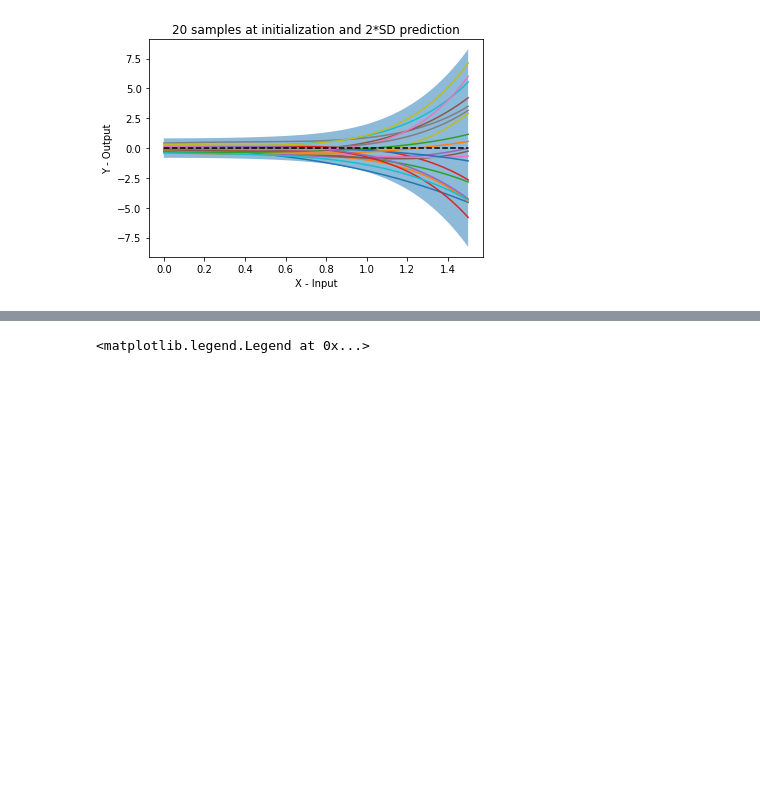
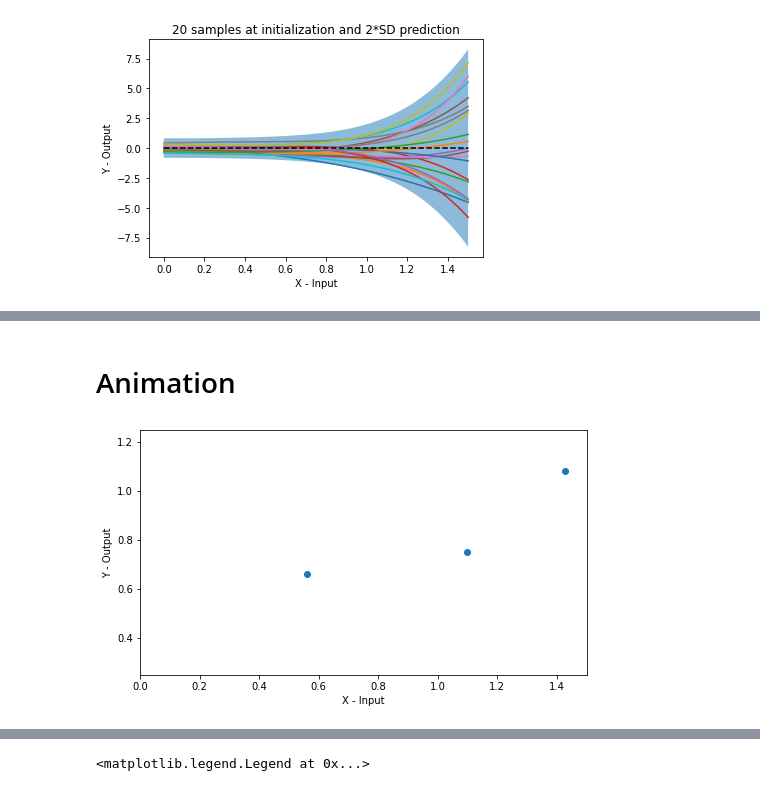
Before and after one commit to mcnica89/DNNs, a Jupyter notebook: Feature_Regression_Example.ipynb, the cells around one changed output, grey strips where cells are left out. Saved outputs shown, nothing was run; the diff lists cells and outputs as text; code cells hidden in the pictures; blank space fills up the shorter version.

```diff
--- a/Feature_Regression_Example.ipynb
+++ b/Feature_Regression_Example.ipynb
@@ -93,0 +143,27 @@ plt.legend()
+# %% [markdown]
+# Animation
+# %%
+%matplotlib inline
+
+# create a figure and axes
+fig = plt.figure(figsize=(8,4.5))
+ax1 = plt.subplot(1,1,1)
+ax1.plot(X_ex,Y_ex,marker='o',linestyle='None',label="Examples")
+
+# set up the subplots as needed
+ax1.set_xlim(( 0, X_max))
+ax1.set_ylim((0.25, 1.25))
+ax1.set_xlabel('X - Input')
+ax1.set_ylabel('Y - Output')
+
+
+# create objects that will change in the animation. These are
+# initially empty, and will be given new values for each frame
+# in the animation.
+txt_title = ax1.set_title('')
+line1, = ax1.plot([], [], 'b', lw=2)     # ax.plot returns a list of 2D line objects
+line2, = ax1.plot([], [], 'k', lw=2, ls='--')     # ax.plot returns a list of 2D line objects
+
+#ax1.legend(['sin','cos']);
+# %% [output]
+[figure, added]
```
Also changed, not shown: parts of 8 cells of this notebook.
